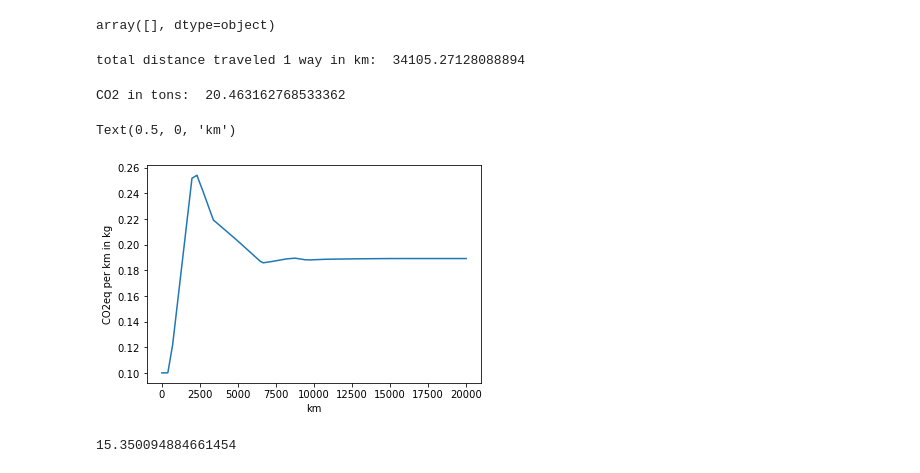
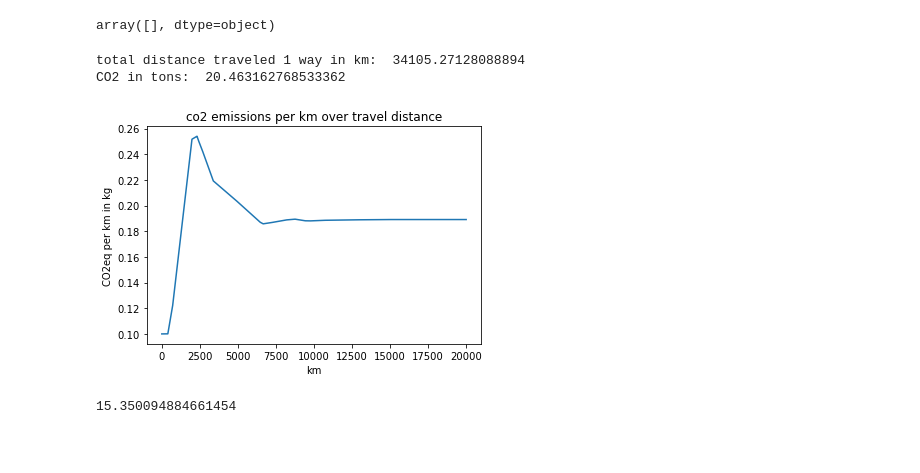
Before and after one commit to jan-rybizki/Business_trips_carbon_footprint, a Jupyter notebook: notebook/processing_city_list.ipynb, the cells around one changed output. Drawn from its saved outputs; the diff is of its cells as text; code cells hidden in the pictures; blank space fills up the shorter version.

```diff
--- a/notebook/processing_city_list.ipynb
+++ b/notebook/processing_city_list.ipynb
@@ -265,7 +29,6 @@ x = x.view(np.recarray)
 # %%
-# instantiate a new Nominatim client to request location data online
-geo_app = Nominatim(user_agent="co2parsing")
-
+# Seeting the start location
+start_location = 'Heidelberg, Germany'
 load_files = True
 
 year0 = x.year.min()
@@ -284,8 +47,7 @@ for i in range(len(x)):
 cities = np.array(list_cities,dtype=object)
 times = np.array(list_times,dtype=int)
 durations = np.array(list_durations,dtype=float)
-print(cities)
 
-lat0,lon0,name0 = get_coordinates(['Heidelberg'])
-print(get_coordinates(['Heidelberg']))
+lat0,lon0,name0 = get_coordinates([start_location])
+print(lat0,lon0,name0)
 # %% [output]
@@ -377,13 +140,11 @@ cut = np.isnan(lon)
 cities[cut]
 # %% [output]
 array([], dtype=object)
-# %%
-dist = haversine(lat0,lon0,lat,lon)
-print("total distance traveled 1 way in km: ",sum(dist))
-# %% [output]
-total distance traveled 1 way in km:  34105.27128088894
 # %%
-# assuming 350g per traveled km:
+dist = haversine(lat0,lon0,lat,lon)
+print("total distance traveled 1 way in km: ",sum(dist))
+
+# assuming 250g per traveled km:
 # We can improve upon that by interpolating table data from Didier Barret (I have requested the data)
 # or we could use other data
 kgco2perkm = 0.25
@@ -392,5 +153,6 @@ return_flight = 2
 co2emitted = sum(dist) * kgco2perkm * (1 + increased_distance) * return_flight
 print("CO2 in tons: ",co2emitted/1000 )
 # %% [output]
+total distance traveled 1 way in km:  34105.27128088894
 CO2 in tons:  20.463162768533362
 # %%
@@ -431,12 +193,14 @@ def km2co2eq(dist,km_below_no_flying = 500, km_above_which_all_flying = 2000, km
 # %%
 # example km2co2eq conversion
 xax = np.arange(1,20000)
 yax = km2co2eq(xax)
 yax /= xax
 plt.plot(xax,yax)
 plt.ylabel("CO2eq per km in kg")
 plt.xlabel("km")
+plt.title('co2 emissions per km over travel distance')
+plt.show()
+plt.close()
 # %% [output]
-Text(0.5, 0, 'km')
-[figure, old version]
+[figure, new version]
 # %%
```
Also changed, not shown: parts of 26 cells of this notebook, 2 other files.
